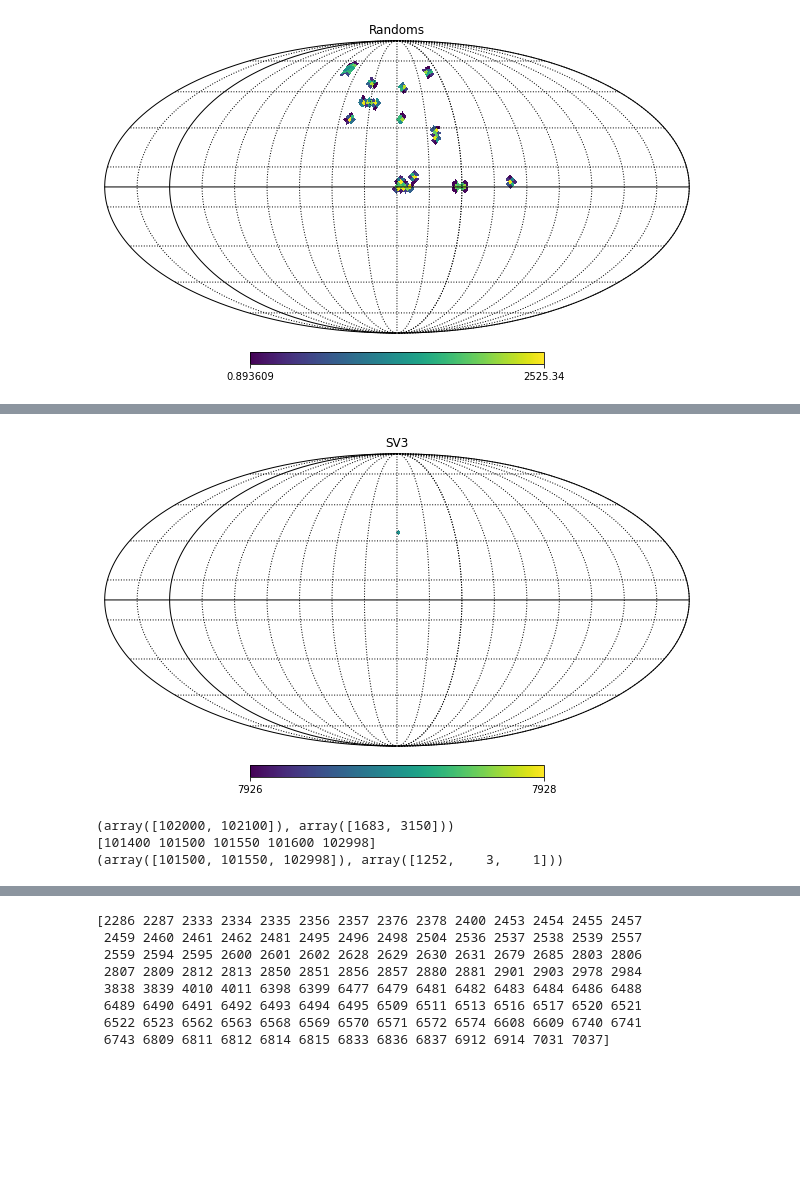
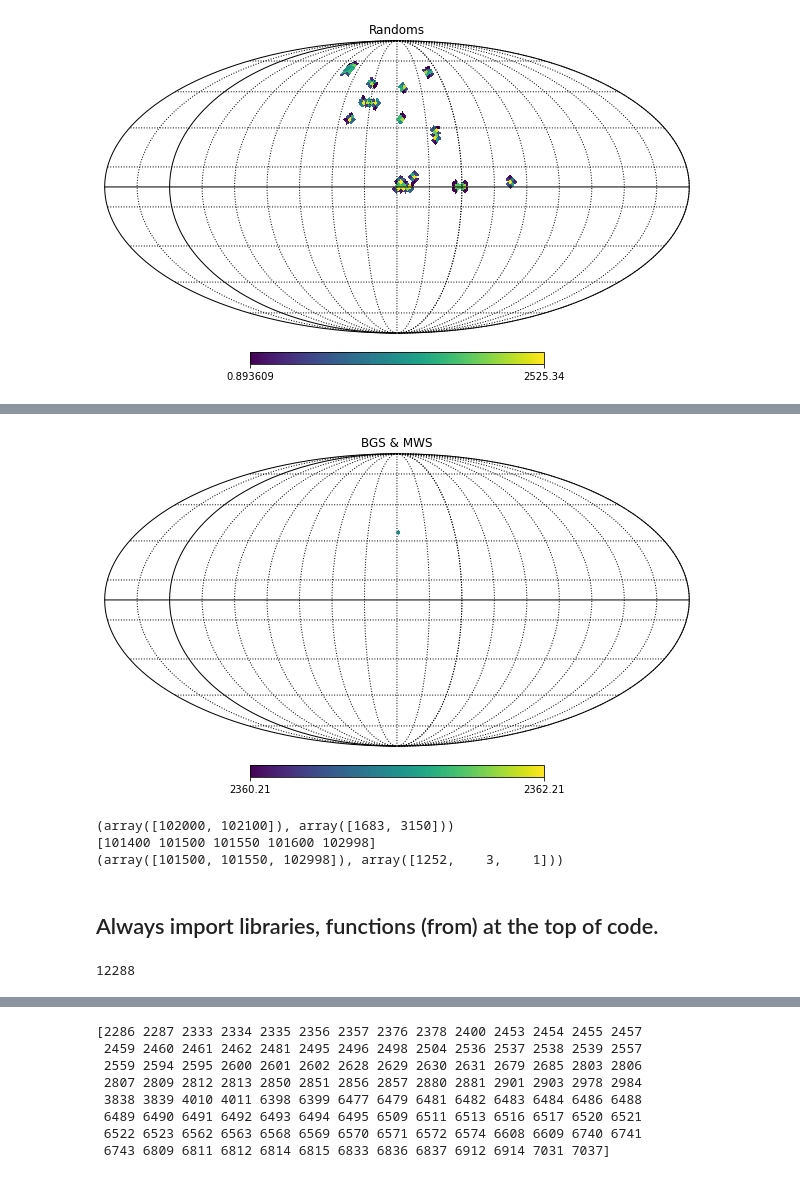
Before and after one commit to michaelJwilson/S4Mock, a Jupyter notebook: densities_and_priorities.ipynb, the cells around one changed output, grey strips where cells are left out. Saved outputs shown, nothing was run; the diff lists cells and outputs as text; code cells hidden in the pictures; blank space fills up the shorter version.

```diff
--- a/densities_and_priorities.ipynb
+++ b/densities_and_priorities.ipynb
@@ -135,12 +144,14 @@ print('{} deg^2'.format(SV3_area_3))
 # %%
 #get density of brights
-unique_target_list,filled_pixel_index, filled_targets_per_pixel, pixel_area = target_density(brights)
+unique_target_list,filled_pixel_index, filled_targets_per_pixel, pixel_area = target_density(brights, title='BGS & MWS')
 
-#densities per healpixel normalised by expected random density (i.e 2500/deg)
-exp_density_per_pixel = pixel_area * orig_density_per_deg
-corr_factor = filled_targets_per_pixel/exp_density_per_pixel
+# densities per healpixel normalised by expected random density (i.e 2500/deg)
+# Unfortunately not, we don't want to calculate corr_factor for targets, only randoms.
+# When we have it, we then apply it to the targets.
+# exp_density_per_pixel = pixel_area * orig_density_per_deg
+# corr_factor = filled_targets_per_pixel/exp_density_per_pixel
 # %% [output]
-[figure, old version]
+[figure, new version]
 # %%
 #looking at brights priority
 data = Table.read(brights)
@@ -196,4 +208,10 @@ print(np.unique(main_blue['PRIORITY'].data,return_counts=True))
 (array([102000, 102100]), array([1683, 3150]))
 [101400 101500 101550 101600 102998]
 (array([101500, 101550, 102998]), array([1252,    3,    1]))
+# %% [markdown]
+## Always import libraries, functions (from) at the top of code.
+# %%
+hp.nside2npix(nside)
+# %% [output]
+12288
 # %%
```
Also changed, not shown: parts of 11 cells of this notebook.
